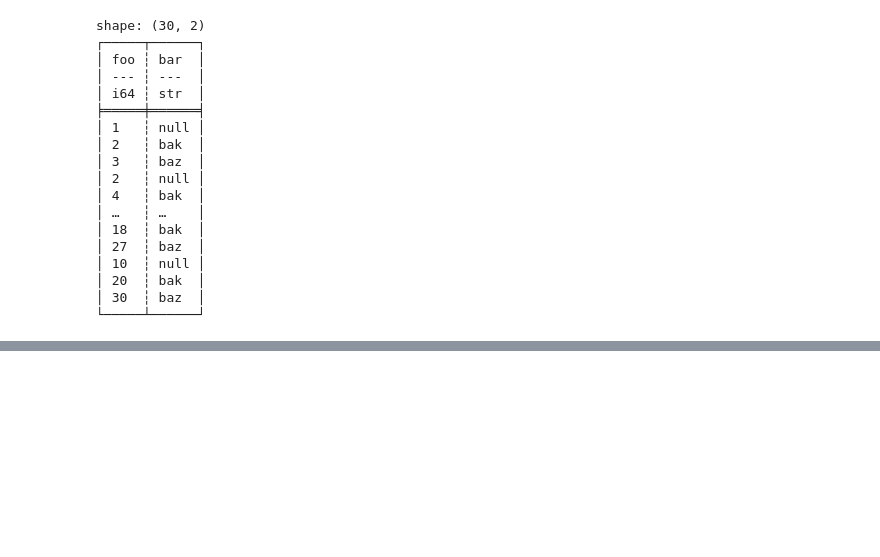
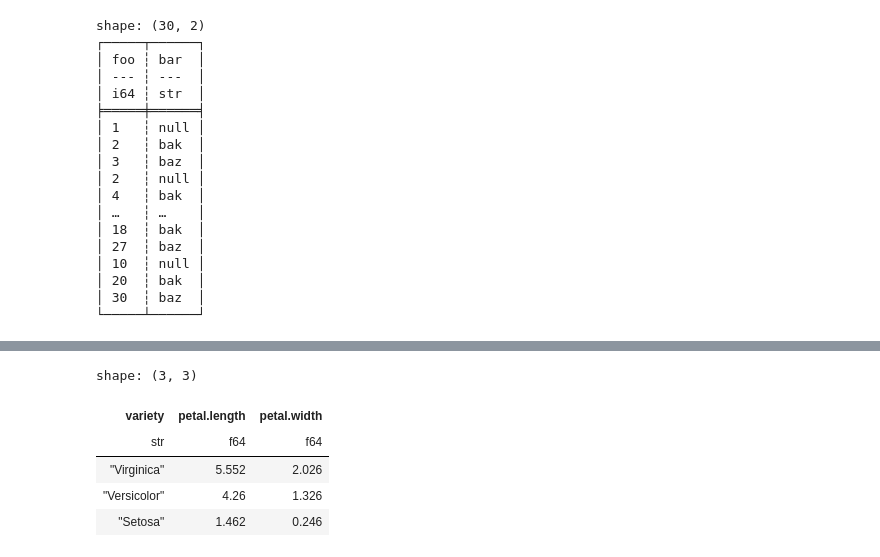
Before and after one commit to ferrandonea/polars_tut, a Jupyter notebook: gettingstarted.ipynb, the cells around one changed output, grey strips where cells are left out. Cells and saved outputs as stored; diff of their text form; code cells hidden in the pictures; blank space fills up the shorter version.

```diff
--- a/gettingstarted.ipynb
+++ b/gettingstarted.ipynb
@@ -1877,0 +2342,9 @@ pl.scan_csv("data/test_csv*.csv").show_graph()
+# %%
+df
+# %% [output]
+shape: (3, 3)
+| variety | petal.length | petal.width |
+| str | f64 | f64 |
+| "Virginica" | 5.552 | 2.026 |
+| "Versicolor" | 4.26 | 1.326 |
+| "Setosa" | 1.462 | 0.246 |
```
Also changed, not shown: parts of 41 cells of this notebook, 4 other files.
